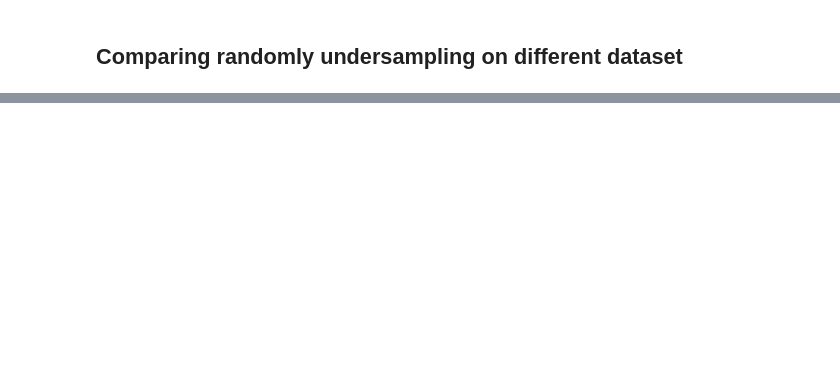
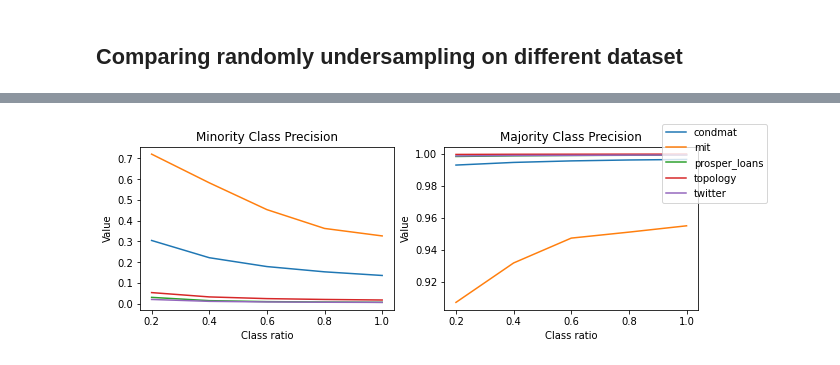
Before and after one commit to reluzita/LU-SNACS, a Jupyter notebook: visualize_results.ipynb, the cells around one changed output, grey strips where cells are left out. Drawn from its saved outputs; the diff is of its cells as text; code cells hidden in the pictures; blank space fills up the shorter version.

```diff
--- a/visualize_results.ipynb
+++ b/visualize_results.ipynb
@@ -84,0 +42,6 @@ for col in results['mit'].columns:
+# %%
+plot_metrics(results,
+    ['minority precision', 'majority precision'],
+    ['Minority Class Precision', 'Majority Class Precision'])
+# %% [output]
+[figure, added]
```
Also changed, not shown: parts of 28 cells of this notebook, 12 other files.
